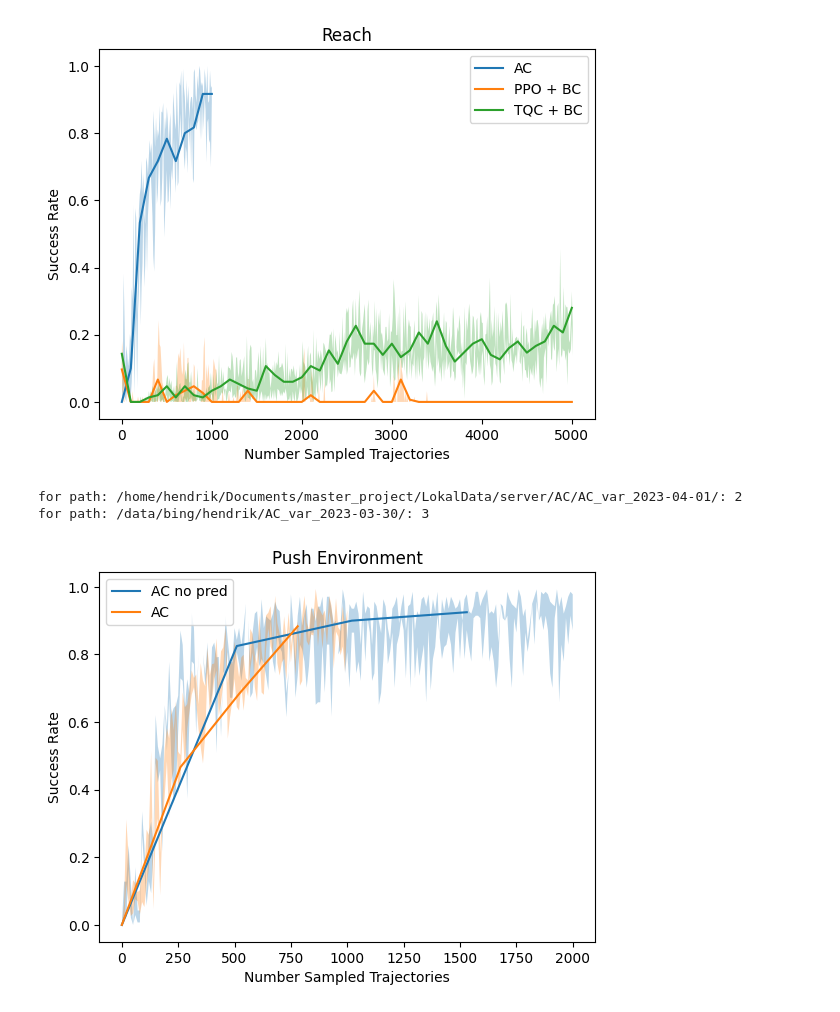
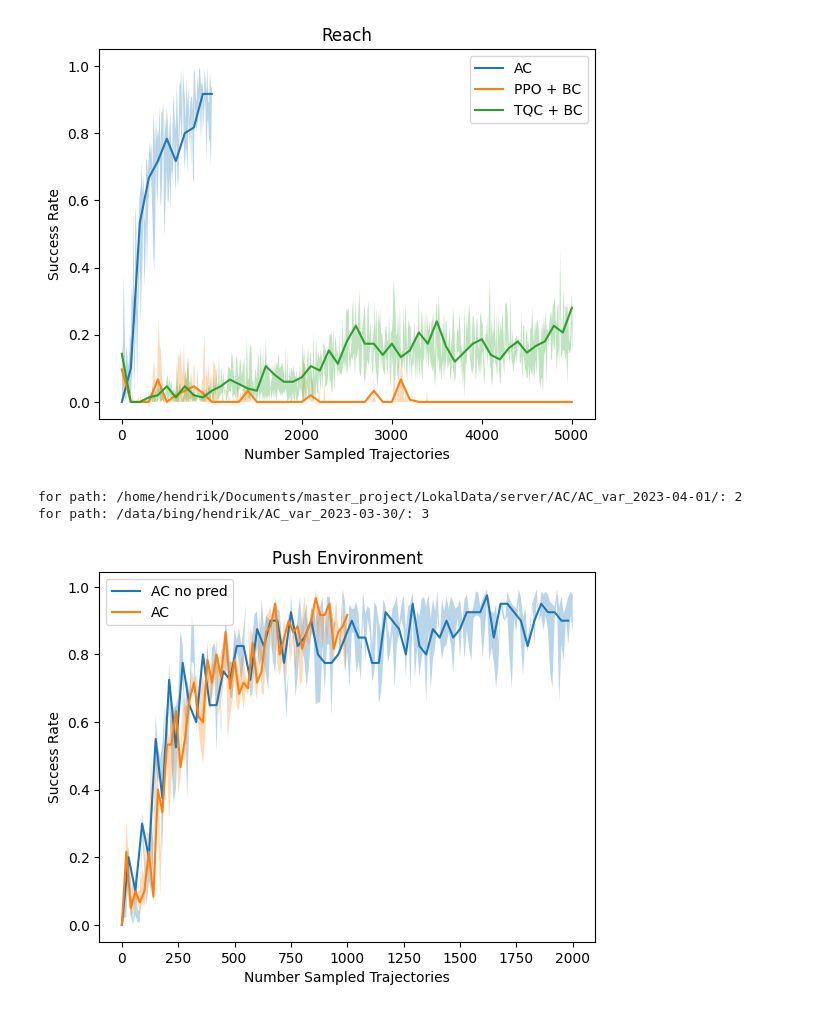
Before and after one commit to ReliableTree/ActiveCritic, a Jupyter notebook: src/active_critic/analyze_stats/dense_1/reach.ipynb, the cells around one changed output. Drawn from its saved outputs; the diff is of its cells as text; code cells hidden in the pictures.

```diff
--- a/src/active_critic/analyze_stats/dense_1/reach.ipynb
+++ b/src/active_critic/analyze_stats/dense_1/reach.ipynb
@@ -66,26 +66,26 @@ for path: /home/hendrik/Documents/master_project/LokalData/server/baselines/Base
 # %%
 from active_critic.analyze_stats.analyze_stats import make_plot
 
 AC_path_no_pred = '/home/hendrik/Documents/master_project/LokalData/server/AC/AC_var_2023-04-01/'
 include_AC_no_pred = ['statsoptimized', 'reach ms 0 no pred loss trainin eps: 2000 opt mode: actor+plan demonstrations: 1, im_ph:False, 10']
 exclude_AC_no_pred = []
 
 AC_path = '/data/bing/hendrik/AC_var_2023-03-30/'
 include_AC = ['statsoptimized', 'reach max compute budget only positive reach opt steps: 3 trainin eps: 1000 opt mode: actor+plan demonstrations: 1, im_ph:False, training_episodes: 10, min critic: 1e-05, wd: 0.01, val_every: 1000']
 exclude_AC = []
 
 make_plot(
     paths=[AC_path_no_pred, AC_path],
     includes=[include_AC_no_pred, include_AC],
     excludes=[exclude_AC_no_pred, exclude_AC],
     names=['AC no pred', 'AC', 'TQC + BC'],
     plot_name='Push Environment',
     save_path = None,
     plot_closest=False,
     find_closest=True,
-    total_plot_points=4
+    total_plot_points=100
     )
 # %% [output]
 for path: /home/hendrik/Documents/master_project/LokalData/server/AC/AC_var_2023-04-01/: 2
 for path: /data/bing/hendrik/AC_var_2023-03-30/: 3
-[figure, old version]
+[figure, new version]
```
Also changed, not shown: 4 other files.
